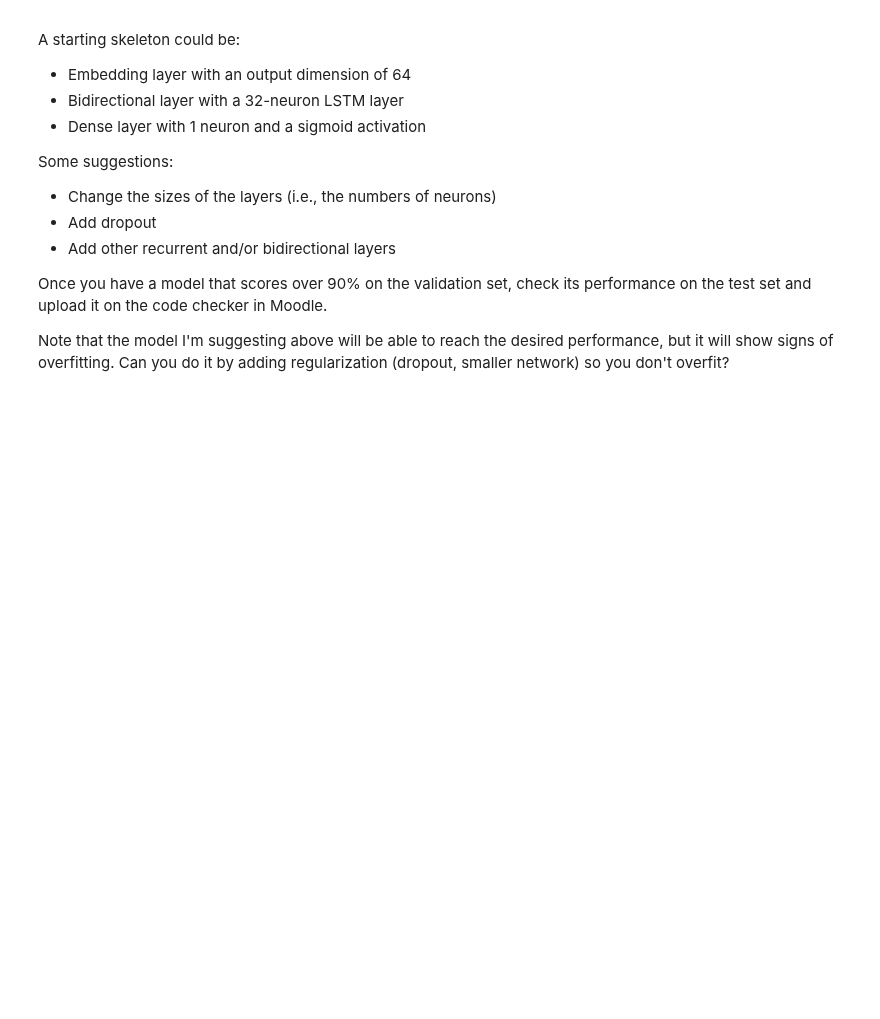
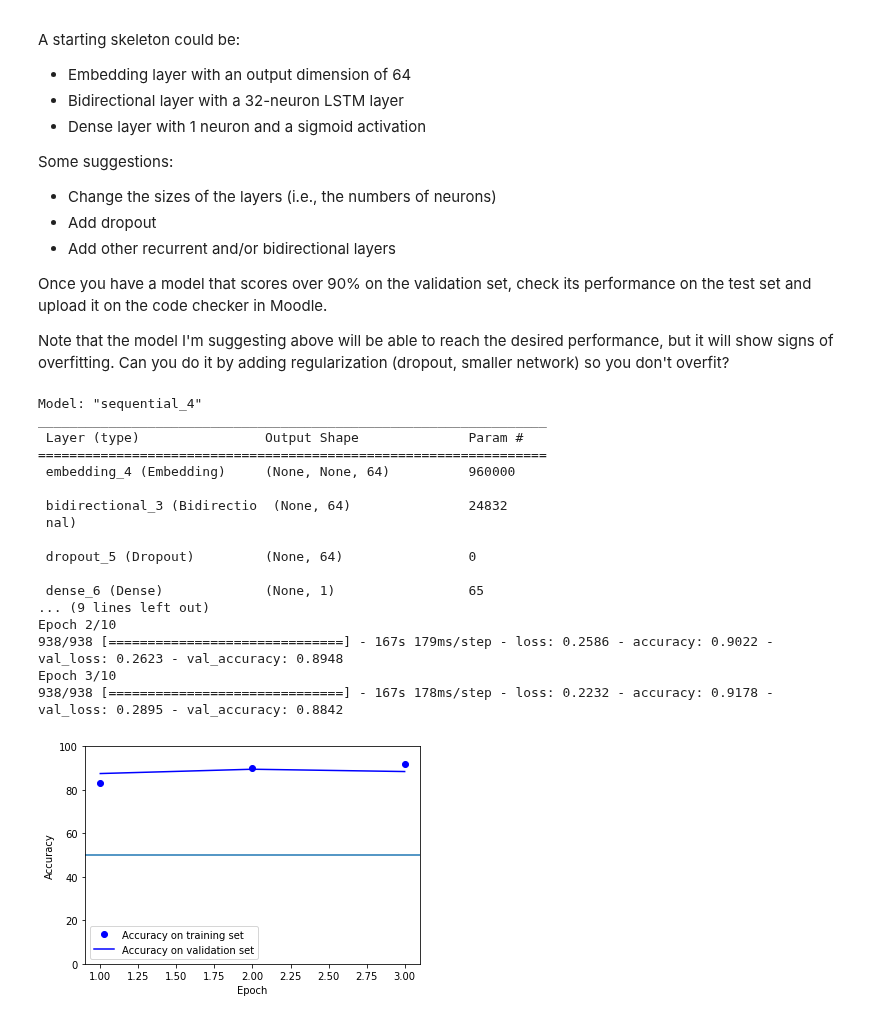
Before and after one commit to ThakdanaiSaelee/Lab_CE888, a Jupyter notebook: lab8 - RNN/rnn.ipynb, the cells around one changed output. Cells and saved outputs as stored; diff of their text form; code cells hidden in the pictures; blank space fills up the shorter version.

```diff
--- a/lab8 - RNN/rnn.ipynb
+++ b/lab8 - RNN/rnn.ipynb
@@ -757,23 +757,46 @@ Note that the model I'm suggesting above will be able to reach the desired perfo
 # %%
 n_ = 10  # number of epochs. You can edit this
 
 model = models.Sequential()
 # YOUR CODE HERE!
-
+model.add(layers.Embedding(max_features, 64))
+model.add(layers.Bidirectional(layers.LSTM(32, return_sequences=False), input_shape=(5, 10)))
+model.add(layers.Bidirectional(layers.LSTM(32)))
+model.add(layers.Dropout(0.5))
+model.add(layers.Dense(1, activation="sigmoid"))
 
 # I DON'T RECOMMEND THAT YOU CHANGE CODE AFTER THIS POINT
 model.compile(optimizer="rmsprop", loss="binary_crossentropy", metrics=["accuracy"])
 
 print(model.summary())
 
 # This model will take a long time to train, so we add an early stopping criterion
 # I've also added a ModelCheckpoint that will save the best model according to val_accuracy regardless of whether we continue training
 callbacks = [EarlyStopping(monitor='val_accuracy', patience=1),
              ModelCheckpoint("model.keras", save_best_only=True, monitor="val_accuracy", mode='max')]
 
 history = model.fit(x_train, y_train, batch_size=batch_size, epochs=n_,
                     validation_data=(x_val, y_val),
                     callbacks=callbacks)
 plot_hist_classif(history)
 model = keras.models.load_model("model.keras")
 print('Test Accuracy = %.2f' % model.evaluate(x_test, y_test)[1])
+# %% [output]
+Model: "sequential_4"
+_________________________________________________________________
+ Layer (type)                Output Shape              Param #
+=================================================================
+ embedding_4 (Embedding)     (None, None, 64)          960000
+
+ bidirectional_3 (Bidirectio  (None, 64)               24832
+ nal)
+
+ dropout_5 (Dropout)         (None, 64)                0
+
+ dense_6 (Dense)             (None, 1)                 65
+... (9 lines left out)
+Epoch 2/10
+938/938 [==============================] - 167s 179ms/step - loss: 0.2586 - accuracy: 0.9022 - val_loss: 0.2623 - val_accuracy: 0.8948
+Epoch 3/10
+938/938 [==============================] - 167s 178ms/step - loss: 0.2232 - accuracy: 0.9178 - val_loss: 0.2895 - val_accuracy: 0.8842
+[figure, added]
```
Also changed, not shown: parts of 4 cells of this notebook.
